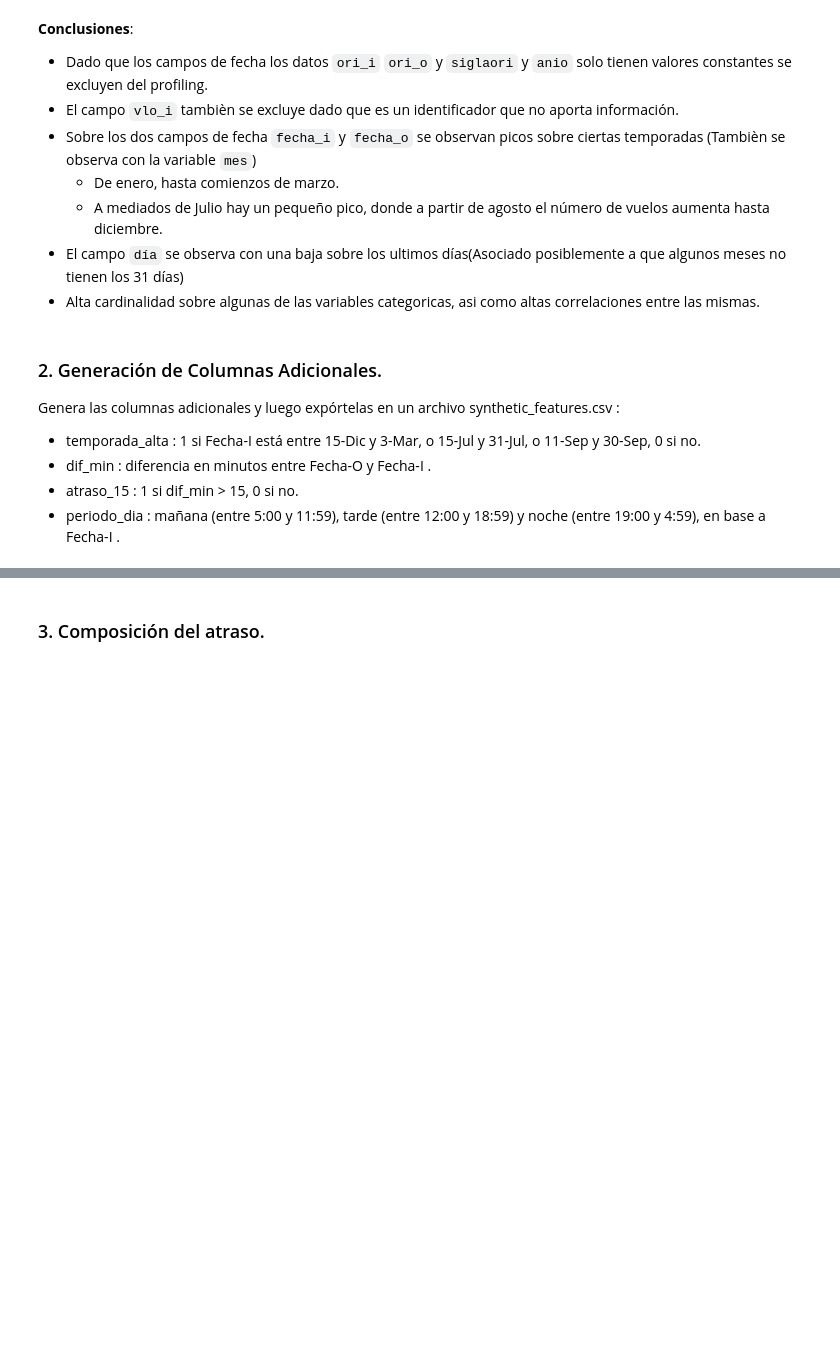
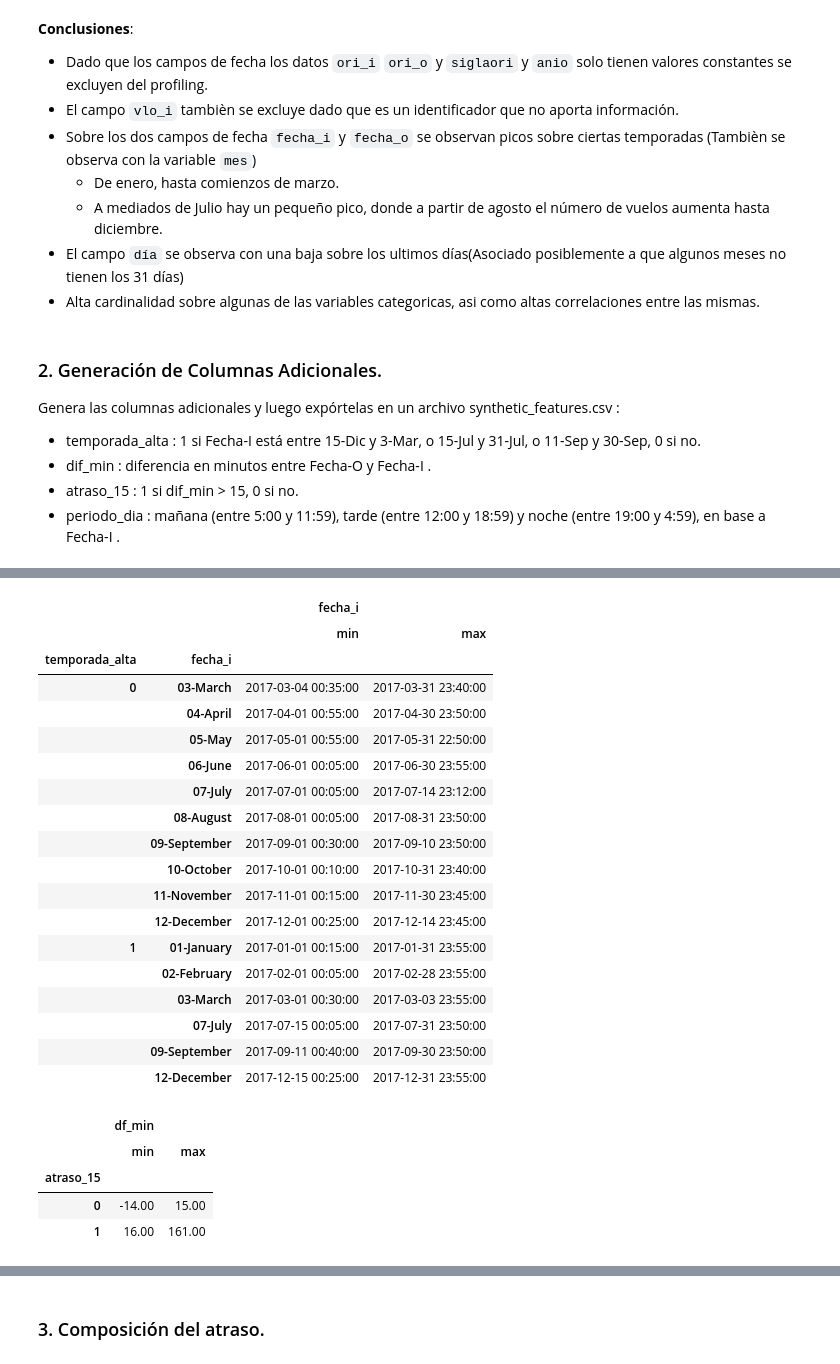
Before and after one commit to eaceror/latam-test, a Jupyter notebook: src/notebooks/solution.ipynb, the cells around one changed output, grey strips where cells are left out. Cells and saved outputs as stored; diff of their text form; code cells hidden in the pictures; blank space fills up the shorter version.

Commit message:
Creación de columnas adiionales

```diff
--- a/src/notebooks/solution.ipynb
+++ b/src/notebooks/solution.ipynb
@@ -154,3 +154,30 @@ Genera las columnas adicionales y luego expórtelas en un archivo synthetic_feat
 - atraso_15 : 1 si dif_min > 15, 0 si no.
 - periodo_dia : mañana (entre 5:00 y 11:59), tarde (entre 12:00 y 18:59) y noche (entre 19:00 y 4:59), en base a
 Fecha-I .
+# %%
+%%time
+# Copy dataframe
+syntetic_df = df.copy()
+
+# New columns
+# Temporada alta
+syntetic_df['temporada_alta'] = np.where(((syntetic_df['fecha_i'].dt.date >= dt.date(2017, 12, 15)) &
+                                         (syntetic_df['fecha_i'].dt.date  <=dt.date(2017, 12, 31))) |
+                                         ((syntetic_df['fecha_i'].dt.date >= dt.date(2017, 1, 1)) &
+                                         (syntetic_df['fecha_i'].dt.date  <=dt.date(2017, 3, 3))) |
+                                         ((syntetic_df['fecha_i'].dt.date  >= dt.date(2017, 7, 15)) &
+                                         (syntetic_df['fecha_i'].dt.date  <= dt.date(2017, 7, 31))) |
+                                         ((syntetic_df['fecha_i'].dt.date  >= dt.date(2017, 9, 11)) &
+                                         (syntetic_df['fecha_i'].dt.date  <= dt.date(2017, 9, 30))), 1, 0)
+
+# Diferecia de minutos
+syntetic_df['df_min'] = (syntetic_df['fecha_o'] - syntetic_df['fecha_i'] ).dt.total_seconds()/60
+
+# Flag atraso 15+ minutos
+syntetic_df['atraso_15'] = np.where(syntetic_df['df_min']>15, 1, 0)
+
+# Periodo del día
+syntetic_df['periodo_dia'] = np.where((syntetic_df['fecha_i'].dt.time >= dt.time(5,0,0)) & (syntetic_df['fecha_i'].dt.time <= dt.time(11,59,59)), 'manana',
+                                      np.where((syntetic_df['fecha_i'].dt.time >= dt.time(12, 0, 0)) & (syntetic_df['fecha_i'].dt.time <= dt.time(18,59,59)), 'tarde', 'noche')
+
+syntetic_df.head(5)
@@ -156,0 +187,36 @@ Fecha-I .
+# %%
+# Validate new columns
+syntetic_df.groupby(['temporada_alta',
+                     df['fecha_i'].dt.strftime('%m')+'-'+df['fecha_i'].dt.strftime('%B')]).agg({'fecha_i':['min', 'max'],
+                         })
+
+syntetic_df.groupby('atraso_15').agg({'df_min':['min', 'max'],})
+
+syntetic_df['hour'] = syntetic_df['fecha_i'].dt.time
+syntetic_df.groupby(['periodo_dia', df['fecha_i'].dt.strftime('%H')]).agg({'hour':['min', 'max'],})
+syntetic_df.drop(columns=['hour'], inplace=True)
+# %% [output]
+|  |  | fecha_i |  |
+|  |  | min | max |
+| temporada_alta | fecha_i |  |  |
+| 0 | 03-March | 2017-03-04 00:35:00 | 2017-03-31 23:40:00 |
+|  | 04-April | 2017-04-01 00:55:00 | 2017-04-30 23:50:00 |
+|  | 05-May | 2017-05-01 00:55:00 | 2017-05-31 22:50:00 |
+|  | 06-June | 2017-06-01 00:05:00 | 2017-06-30 23:55:00 |
+|  | 07-July | 2017-07-01 00:05:00 | 2017-07-14 23:12:00 |
+|  | 08-August | 2017-08-01 00:05:00 | 2017-08-31 23:50:00 |
+|  | 09-September | 2017-09-01 00:30:00 | 2017-09-10 23:50:00 |
+|  | 10-October | 2017-10-01 00:10:00 | 2017-10-31 23:40:00 |
+|  | 11-November | 2017-11-01 00:15:00 | 2017-11-30 23:45:00 |
+|  | 12-December | 2017-12-01 00:25:00 | 2017-12-14 23:45:00 |
+| 1 | 01-January | 2017-01-01 00:15:00 | 2017-01-31 23:55:00 |
+|  | 02-February | 2017-02-01 00:05:00 | 2017-02-28 23:55:00 |
+|  | 03-March | 2017-03-01 00:30:00 | 2017-03-03 23:55:00 |
+|  | 07-July | 2017-07-15 00:05:00 | 2017-07-31 23:50:00 |
+|  | 09-September | 2017-09-11 00:40:00 | 2017-09-30 23:50:00 |
+|  | 12-December | 2017-12-15 00:25:00 | 2017-12-31 23:55:00 |
+|  | df_min |  |
+|  | min | max |
+| atraso_15 |  |  |
+| 0 | -14.00 | 15.00 |
+| 1 | 16.00 | 161.00 |
```
Also changed, not shown: parts of 3 cells of this notebook.
